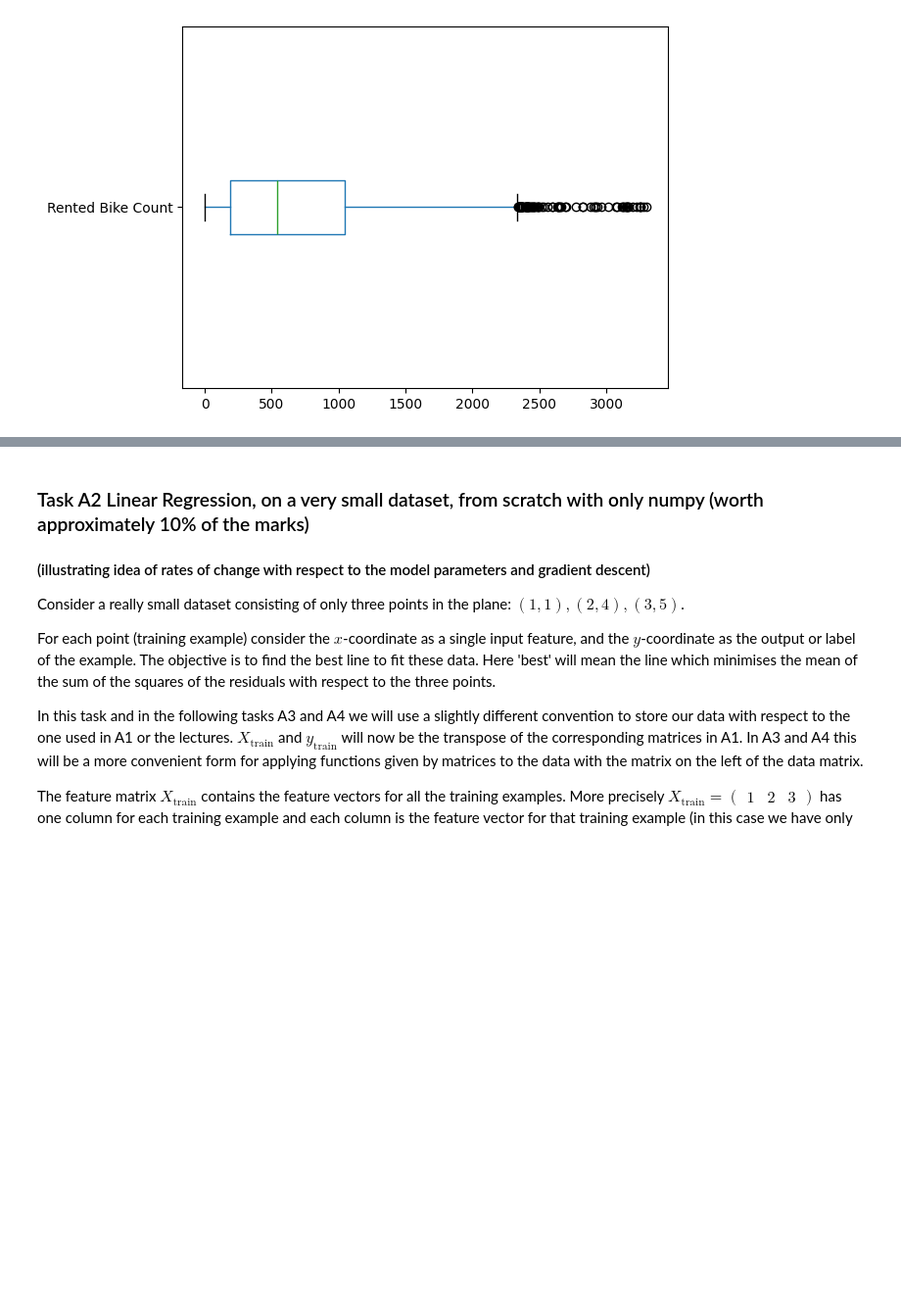
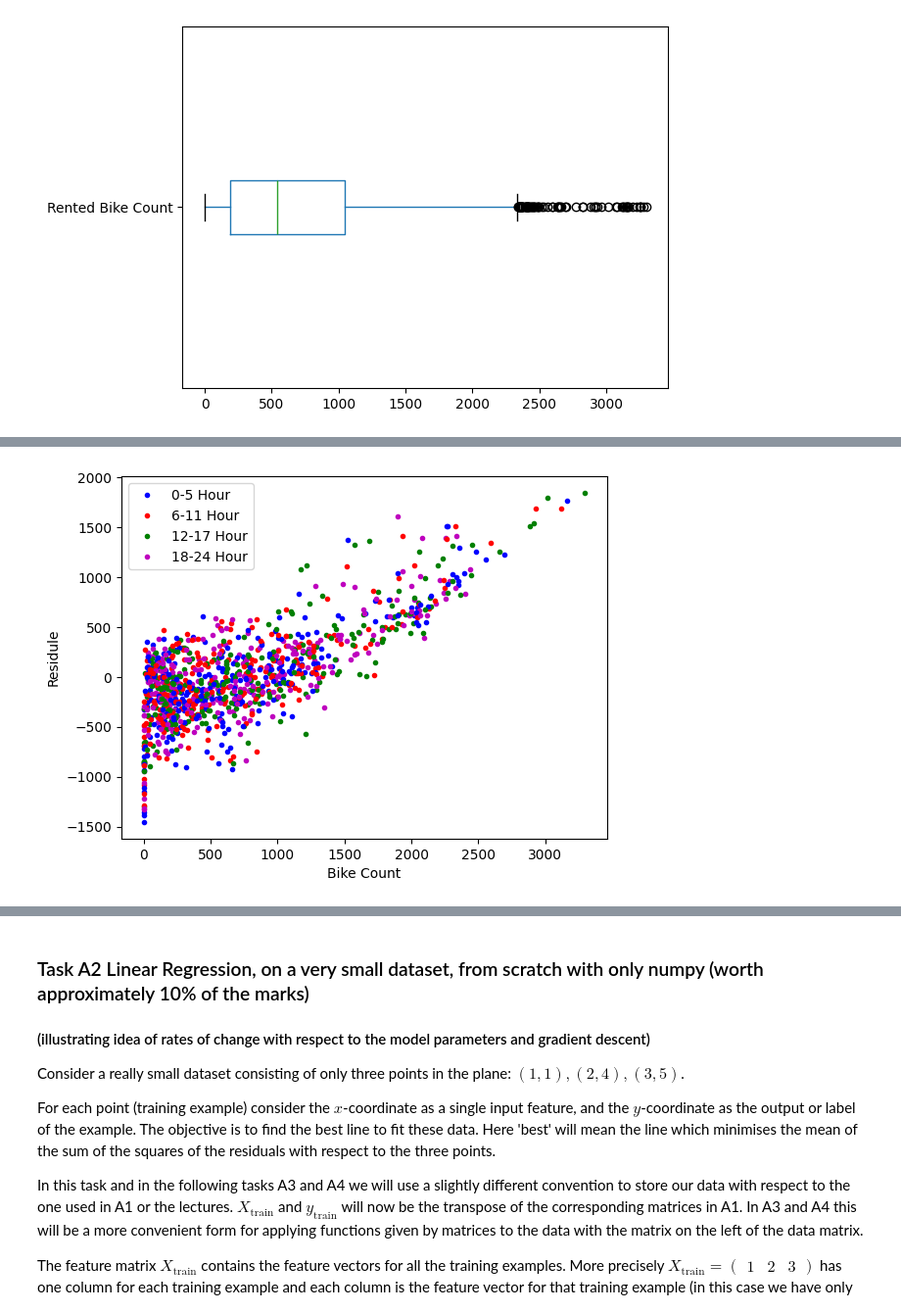
Before and after one commit to WillTalbot06/Machine-Learning-Project-Files, a Jupyter notebook: Machine_Learning_Project_Specification.ipynb, the cells around one changed output, grey strips where cells are left out. Shown at 98% size. Saved outputs shown, nothing was run; the diff lists cells and outputs as text; code cells hidden in the pictures; blank space fills up the shorter version.

```diff
--- a/Machine_Learning_Project_Specification.ipynb
+++ b/Machine_Learning_Project_Specification.ipynb
@@ -172,0 +202,46 @@ NameError: name 'x_train' is not defined
+# %%
+labelOccured = [False,False,False,False]
+for i in range(len(y_test)):
+    if dataframe['Hour'][i] < 6:
+        colour = '.b'
+        label='0-5 Hour'
+
+        if not labelOccured[0]:
+            plt.plot(y_test.values[i],resid.values[i],colour,label=label)
+        else:
+            plt.plot(y_test.values[i],resid.values[i],colour)
+        labelOccured[0] = True
+    elif dataframe['Hour'][i] < 12:
+        colour = '.r'
+        label = '6-11 Hour'
+
+        if not labelOccured[1]:
+            plt.plot(y_test.values[i],resid.values[i],colour,label=label)
+        else:
+            plt.plot(y_test.values[i],resid.values[i],colour)
+        labelOccured[1] = True
+    elif dataframe['Hour'][i] < 18:
+        colour = '.g'
+        label = '12-17 Hour'
+
+        if not labelOccured[2]:
+            plt.plot(y_test.values[i],resid.values[i],colour,label=label)
+        else:
+            plt.plot(y_test.values[i],resid.values[i],colour)
+        labelOccured[2] = True
+    else:
+        colour = '.m'
+        label = '18-24 Hour'
+
+        if not labelOccured[3]:
+            plt.plot(y_test.values[i],resid.values[i],colour,label=label)
+        else:
+            plt.plot(y_test.values[i],resid.values[i],colour)
+        labelOccured[3] = True
+
+plt.xlabel("Bike Count")
+plt.ylabel("Residule")
+plt.legend()
+plt.show()
+# %% [output]
+[figure, added]
```
Also changed, not shown: parts of 10 cells of this notebook.
